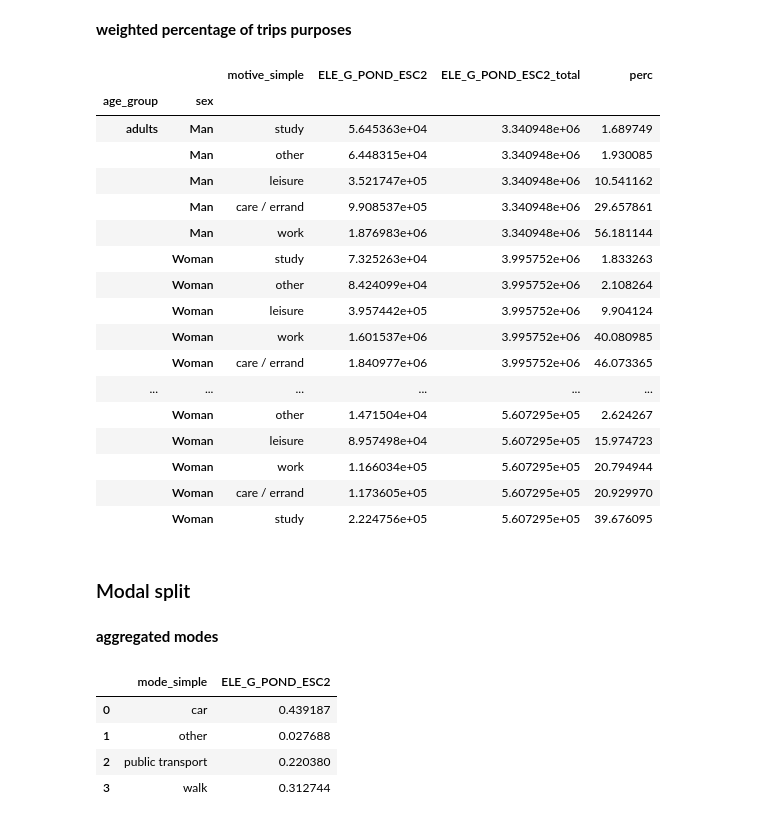
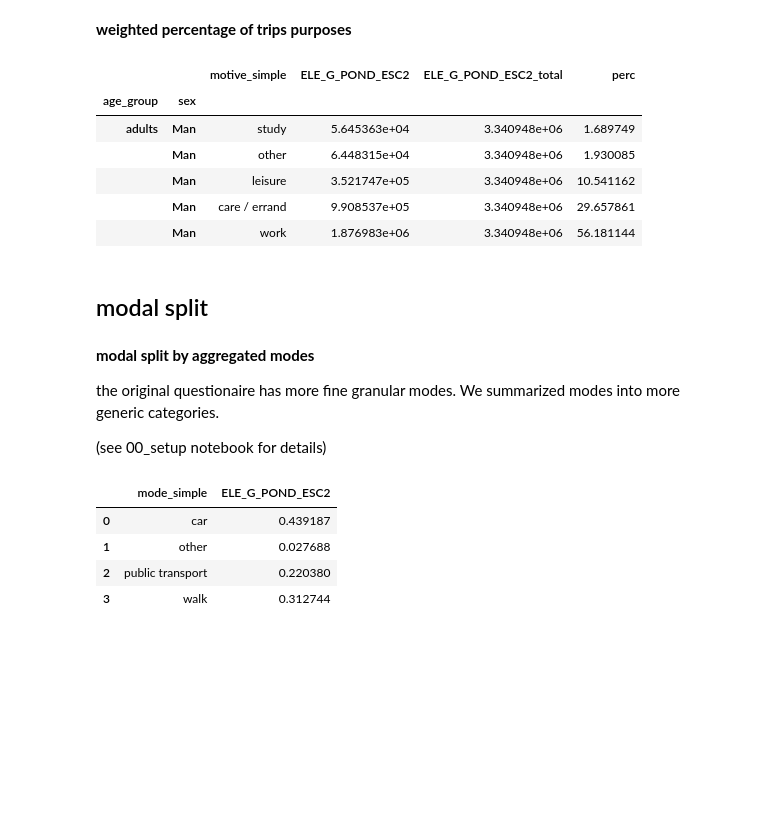
Before and after one commit to CorrelAid/gender-equality-and-mobility, a Jupyter notebook: notebooks/01_descriptive_analysis.ipynb, the cells around one changed output. Cells and saved outputs as stored; diff of their text form; code cells hidden in the pictures; blank space fills up the shorter version.

```diff
--- a/notebooks/01_descriptive_analysis.ipynb
+++ b/notebooks/01_descriptive_analysis.ipynb
@@ -124,35 +157,28 @@ t_age.sort_index().plot(kind = "line")
 # %%
 sum_of_weighted_trips = pd.DataFrame(df.groupby(["age_group", "sex"]).sum()).reset_index()[["age_group", "sex","ELE_G_POND_ESC2"]]
 
 weighted_trips = df.groupby(["age_group", "sex", "motive_simple"]).sum().reset_index().set_index(["age_group", "sex"])[["motive_simple", "ELE_G_POND_ESC2"]]
 weighted_trips = weighted_trips.join(sum_of_weighted_trips.set_index(["age_group", "sex"]), rsuffix = "_total")
 
 weighted_trips["perc"] = weighted_trips.ELE_G_POND_ESC2 / weighted_trips.ELE_G_POND_ESC2_total * 100
 
-weighted_trips.sort_values(["age_group", "sex", "perc"])
+weighted_trips.sort_values(["age_group", "sex", "perc"]).head()
 # %% [output]
 |  |  | motive_simple | ELE_G_POND_ESC2 | ELE_G_POND_ESC2_total | perc |
 | age_group | sex |  |  |  |  |
 | adults | Man | study | 5.645363e+04 | 3.340948e+06 | 1.689749 |
 |  | Man | other | 6.448315e+04 | 3.340948e+06 | 1.930085 |
 |  | Man | leisure | 3.521747e+05 | 3.340948e+06 | 10.541162 |
 |  | Man | care / errand | 9.908537e+05 | 3.340948e+06 | 29.657861 |
 |  | Man | work | 1.876983e+06 | 3.340948e+06 | 56.181144 |
-|  | Woman | study | 7.325263e+04 | 3.995752e+06 | 1.833263 |
-|  | Woman | other | 8.424099e+04 | 3.995752e+06 | 2.108264 |
-|  | Woman | leisure | 3.957442e+05 | 3.995752e+06 | 9.904124 |
-|  | Woman | work | 1.601537e+06 | 3.995752e+06 | 40.080985 |
-|  | Woman | care / errand | 1.840977e+06 | 3.995752e+06 | 46.073365 |
-| ... | ... | ... | ... | ... | ... |
-|  | Woman | other | 1.471504e+04 | 5.607295e+05 | 2.624267 |
-|  | Woman | leisure | 8.957498e+04 | 5.607295e+05 | 15.974723 |
-|  | Woman | work | 1.166034e+05 | 5.607295e+05 | 20.794944 |
-|  | Woman | care / errand | 1.173605e+05 | 5.607295e+05 | 20.929970 |
-|  | Woman | study | 2.224756e+05 | 5.607295e+05 | 39.676095 |
 # %% [markdown]
-### Modal split
+## modal split
-# %% [markdown]
-**aggregated modes**
+# %% [markdown]
+**modal split by aggregated modes**
+
+the original questionaire has more fine granular modes. We summarized modes into more generic categories.
+
+(see 00_setup notebook for details)
 # %%
 # modal split men weighted
 modes_weighted = df[df.sex == 'Man'].groupby(["mode_simple"]).sum()
```
Also changed, not shown: parts of 67 cells of this notebook, 5 other files.
